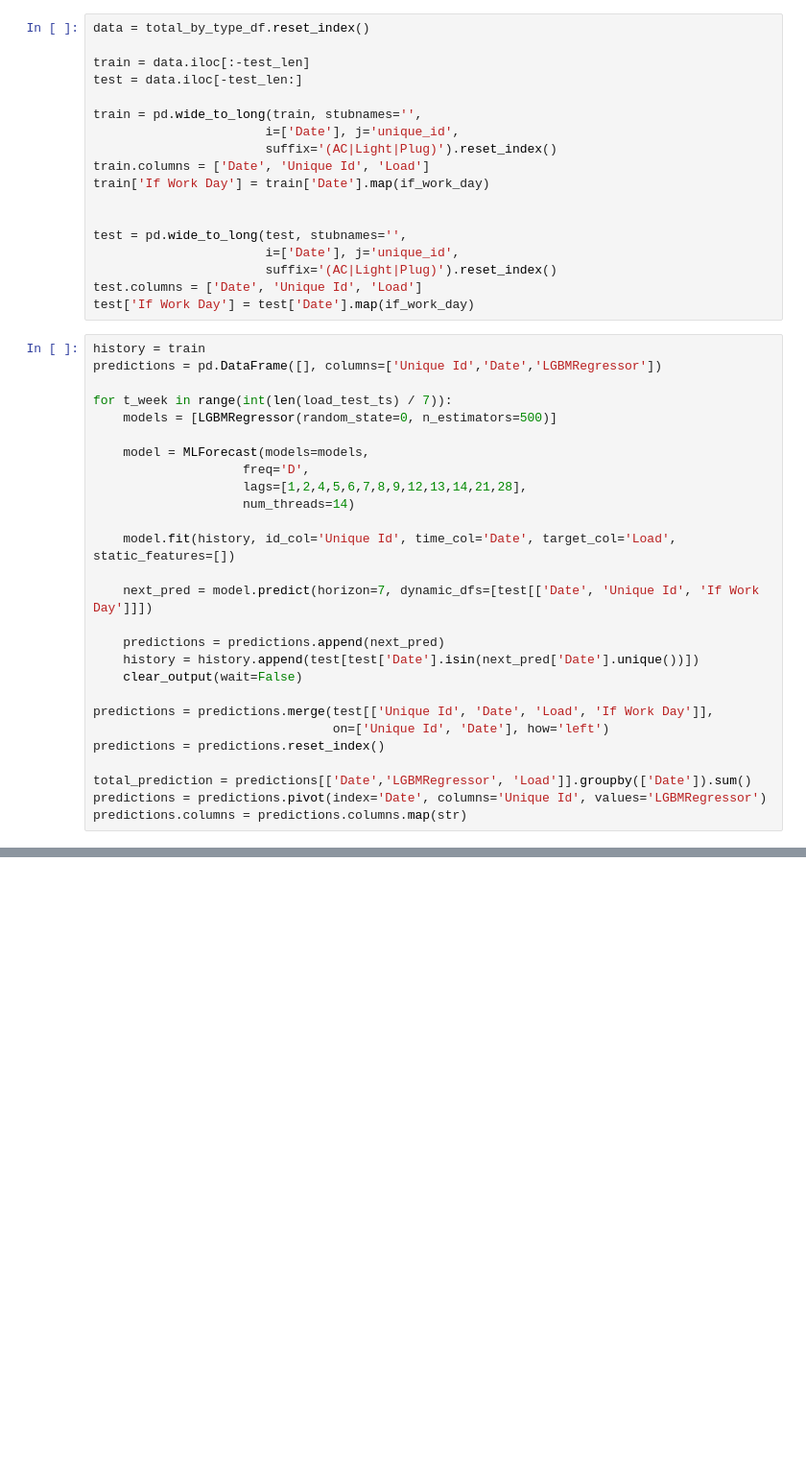
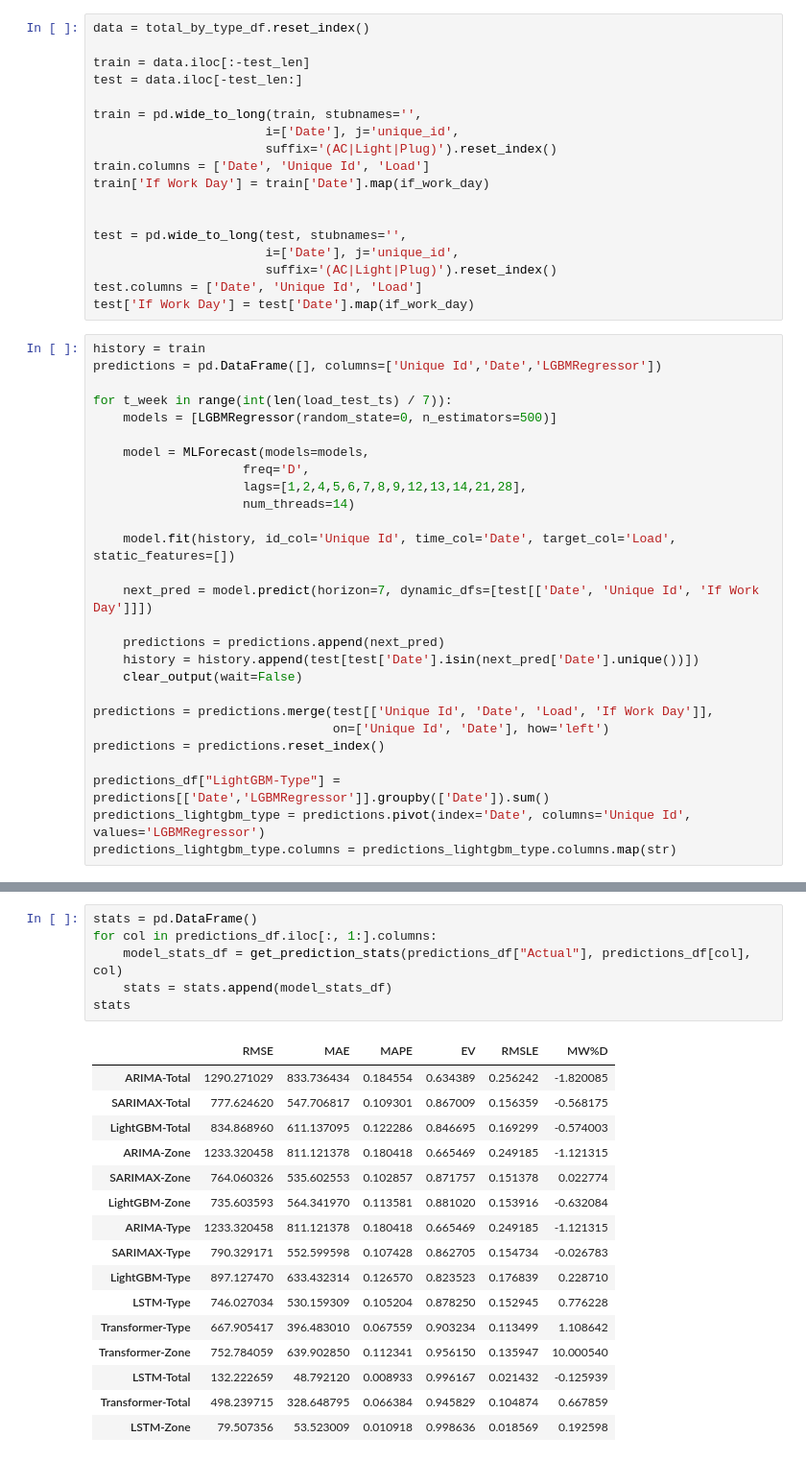
Before and after one commit to CyrilleSmid/load-prediction-research-notebook, a Jupyter notebook: load-prediction-research.ipynb, the cells around one changed output, grey strips where cells are left out. Shown at 96% size. Drawn from its saved outputs; the diff is of its cells as text; blank space fills up the shorter version.

```diff
--- a/load-prediction-research.ipynb
+++ b/load-prediction-research.ipynb
@@ -758,6 +893,6 @@ predictions = predictions.merge(test[['Unique Id', 'Date', 'Load', 'If Work Day'
                                 on=['Unique Id', 'Date'], how='left')
 predictions = predictions.reset_index()
 
-total_prediction = predictions[['Date','LGBMRegressor', 'Load']].groupby(['Date']).sum()
-predictions = predictions.pivot(index='Date', columns='Unique Id', values='LGBMRegressor')
-predictions.columns = predictions.columns.map(str)
+predictions_df["LightGBM-Type"] = predictions[['Date','LGBMRegressor']].groupby(['Date']).sum()
+predictions_lightgbm_type = predictions.pivot(index='Date', columns='Unique Id', values='LGBMRegressor')
+predictions_lightgbm_type.columns = predictions_lightgbm_type.columns.map(str)
@@ -798,0 +950,23 @@ mark_days_on_plot(fig, off_days)
+# %%
+stats = pd.DataFrame()
+for col in predictions_df.iloc[:, 1:].columns:
+    model_stats_df = get_prediction_stats(predictions_df["Actual"], predictions_df[col], col)
+    stats = stats.append(model_stats_df)
+stats
+# %% [output]
+|  | RMSE | MAE | MAPE | EV | RMSLE | MW%D |
+| ARIMA-Total | 1290.271029 | 833.736434 | 0.184554 | 0.634389 | 0.256242 | -1.820085 |
+| SARIMAX-Total | 777.624620 | 547.706817 | 0.109301 | 0.867009 | 0.156359 | -0.568175 |
+| LightGBM-Total | 834.868960 | 611.137095 | 0.122286 | 0.846695 | 0.169299 | -0.574003 |
+| ARIMA-Zone | 1233.320458 | 811.121378 | 0.180418 | 0.665469 | 0.249185 | -1.121315 |
+| SARIMAX-Zone | 764.060326 | 535.602553 | 0.102857 | 0.871757 | 0.151378 | 0.022774 |
+| LightGBM-Zone | 735.603593 | 564.341970 | 0.113581 | 0.881020 | 0.153916 | -0.632084 |
+| ARIMA-Type | 1233.320458 | 811.121378 | 0.180418 | 0.665469 | 0.249185 | -1.121315 |
+| SARIMAX-Type | 790.329171 | 552.599598 | 0.107428 | 0.862705 | 0.154734 | -0.026783 |
+| LightGBM-Type | 897.127470 | 633.432314 | 0.126570 | 0.823523 | 0.176839 | 0.228710 |
+| LSTM-Type | 746.027034 | 530.159309 | 0.105204 | 0.878250 | 0.152945 | 0.776228 |
+| Transformer-Type | 667.905417 | 396.483010 | 0.067559 | 0.903234 | 0.113499 | 1.108642 |
+| Transformer-Zone | 752.784059 | 639.902850 | 0.112341 | 0.956150 | 0.135947 | 10.000540 |
+| LSTM-Total | 132.222659 | 48.792120 | 0.008933 | 0.996167 | 0.021432 | -0.125939 |
+| Transformer-Total | 498.239715 | 328.648795 | 0.066384 | 0.945829 | 0.104874 | 0.667859 |
+| LSTM-Zone | 79.507356 | 53.523009 | 0.010918 | 0.998636 | 0.018569 | 0.192598 |
```
Also changed, not shown: parts of 61 cells of this notebook, 9 other files.
